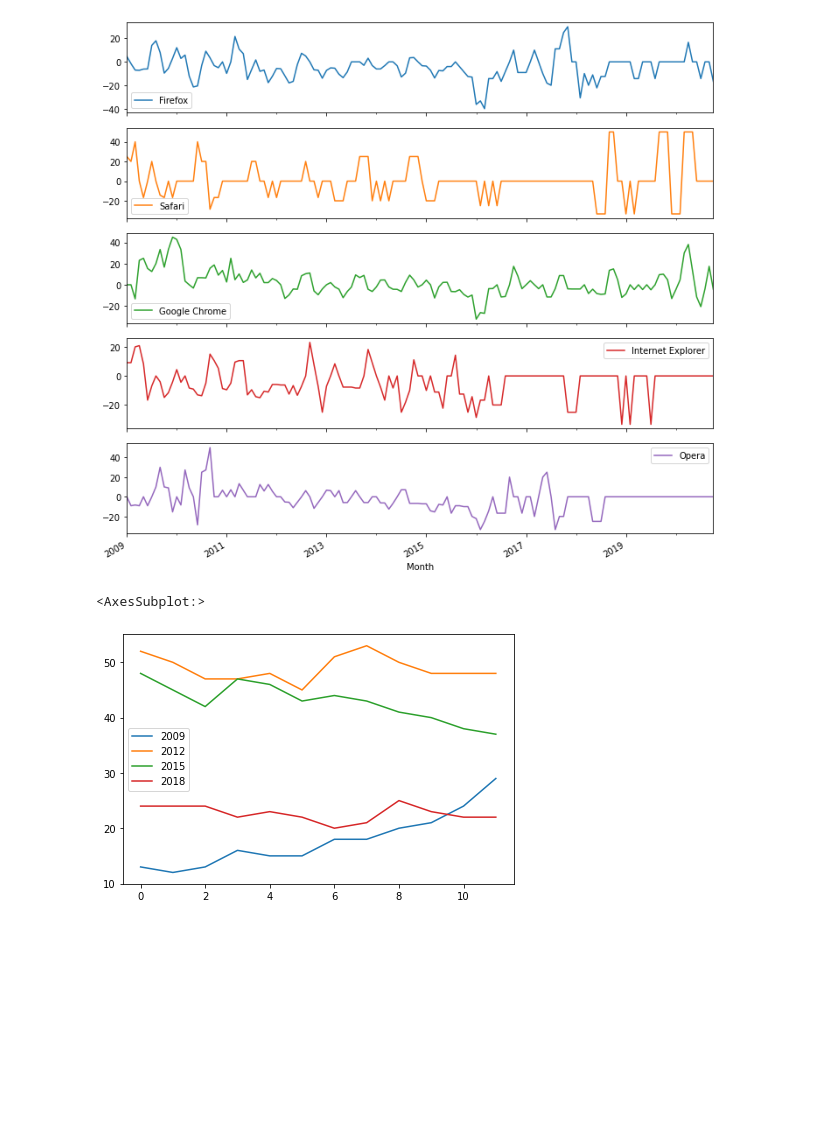
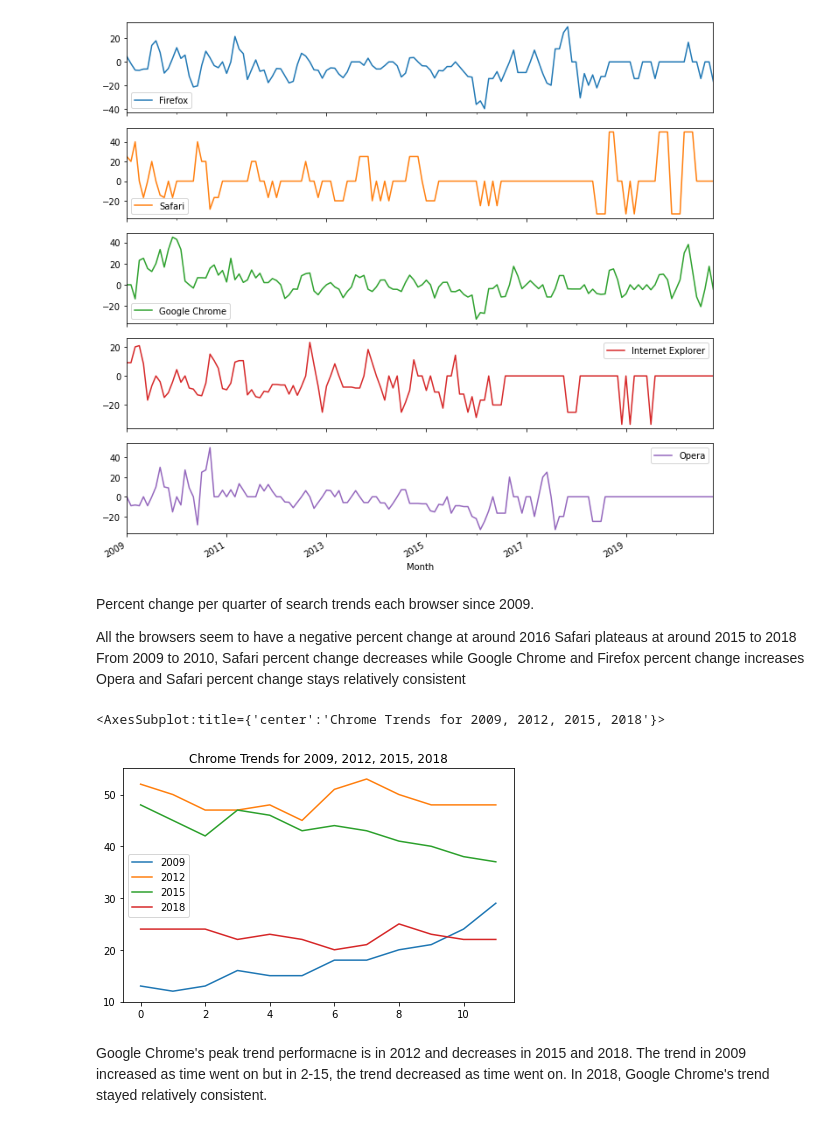
Before and after one commit to datasheng/CSC460-HW-Repo-Darren-Ling, a Jupyter notebook: HW5/Browser War Trends/BrowserWarDataTrends.ipynb, the cells around one changed output. Saved outputs shown, nothing was run; the diff lists cells and outputs as text; code cells hidden in the pictures; blank space fills up the shorter version.

Commit message:
Updated KardashianTrends and BrowserWarDataTrends

```diff
--- a/HW5/Browser War Trends/BrowserWarDataTrends.ipynb
+++ b/HW5/Browser War Trends/BrowserWarDataTrends.ipynb
@@ -86,16 +97,27 @@ array([<AxesSubplot:xlabel='Month'>, <AxesSubplot:xlabel='Month'>,
        <AxesSubplot:xlabel='Month'>, <AxesSubplot:xlabel='Month'>,
        <AxesSubplot:xlabel='Month'>], dtype=object)
 [figure]
+# %% [markdown]
+Percent change per quarter of search trends each browser since 2009.
+
+All the browsers seem to have a negative percent change at around 2016
+Safari plateaus at around 2015 to 2018
+From 2009 to 2010, Safari percent change decreases while Google Chrome and Firefox percent change increases
+Opera and Safari percent change stays relatively consistent
 # %%
 years = ['2009', '2012', '2015', '2018']
 chrome_trends = pd.DataFrame()
 
 for year in years:
     ct_years = df.loc[year, ["Google Chrome"]].reset_index(drop=True)    # Year and Google Chrome column
     ct_years.columns = [year]                                            # Rename column to the year
     chrome_trends = pd.concat([chrome_trends, ct_years], axis=1)         # Concat yearly chrome trends to chrome trend df
 
-chrome_trends.plot()
+chrome_trends.plot(title="Chrome Trends for 2009, 2012, 2015, 2018")
 # %% [output]
-<AxesSubplot:>
+<AxesSubplot:title={'center':'Chrome Trends for 2009, 2012, 2015, 2018'}>
-[figure, old version]
+[figure, new version]
+# %% [markdown]
+Google Chrome's peak trend performacne is in 2012 and decreases in 2015 and 2018.
+The trend in 2009 increased as time went on but in 2-15, the trend decreased as time went on.
+In 2018, Google Chrome's trend stayed relatively consistent.
```
Also changed, not shown: parts of 3 cells of this notebook, 1 other file.
